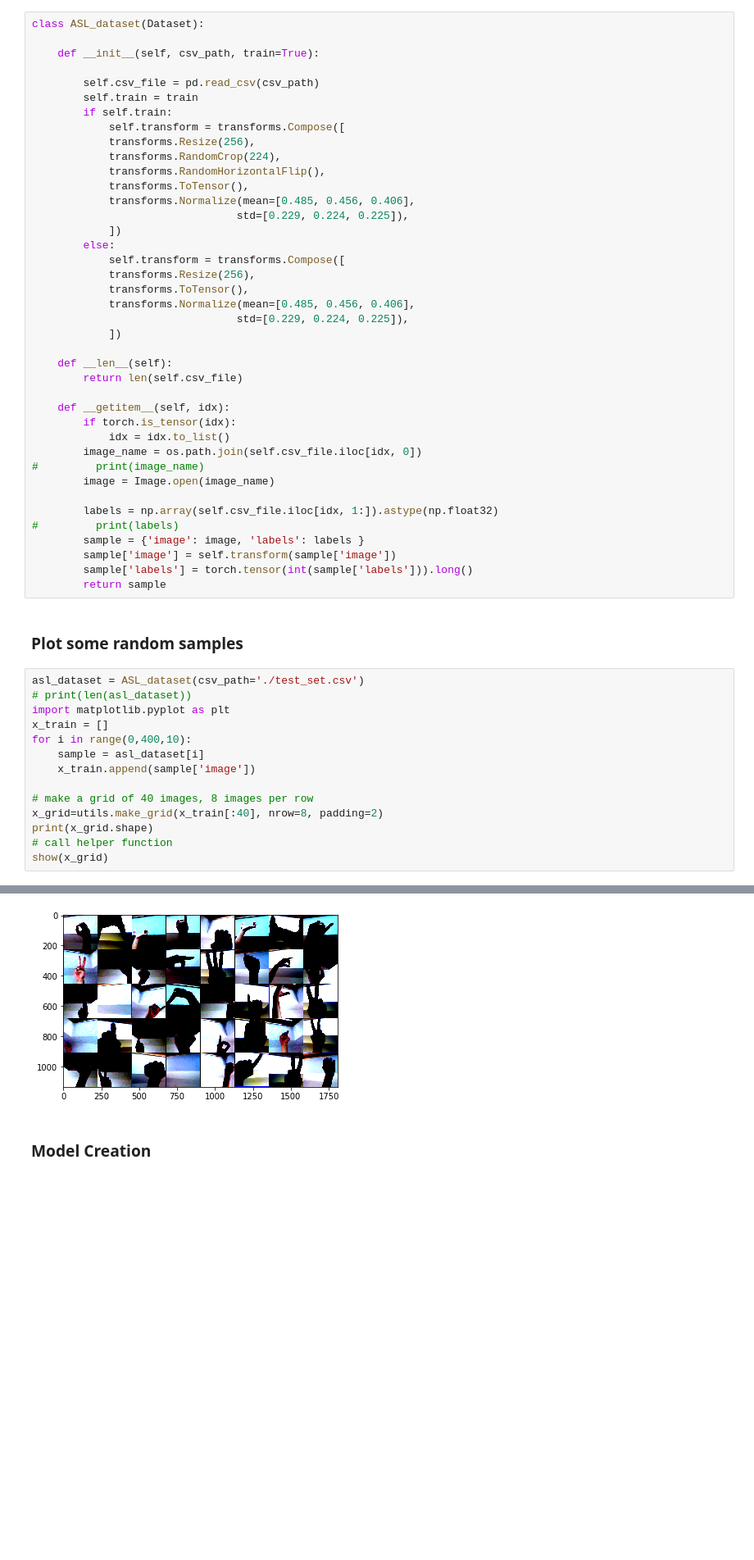
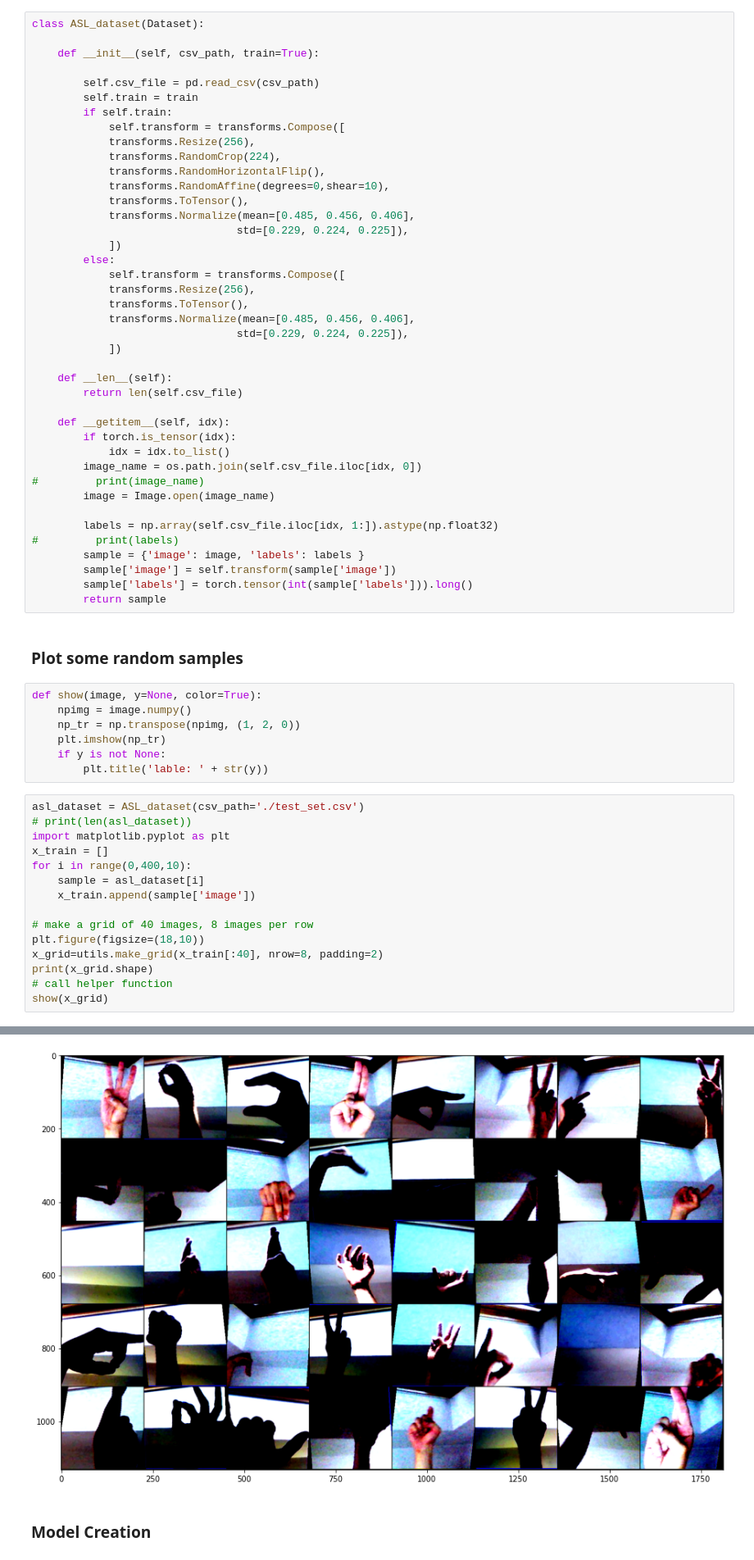
Before and after one commit to zero-aysd/american_sign_language, a Jupyter notebook: sign_lang_classifier.ipynb, the cells around one changed output, grey strips where cells are left out. Shown: that part at 82% size. Drawn from its saved outputs; the diff is of its cells as text; blank space fills up the shorter version.

```diff
--- a/sign_lang_classifier.ipynb
+++ b/sign_lang_classifier.ipynb
@@ -150,6 +150,7 @@ class ASL_dataset(Dataset):
             transforms.Resize(256),
             transforms.RandomCrop(224),
             transforms.RandomHorizontalFlip(),
+            transforms.RandomAffine(degrees=0,shear=10),
             transforms.ToTensor(),
             transforms.Normalize(mean=[0.485, 0.456, 0.406],
                                 std=[0.229, 0.224, 0.225]),
@@ -181,24 +182,32 @@ class ASL_dataset(Dataset):
 # %% [markdown]
 
 ### Plot some random samples
+# %%
+def show(image, y=None, color=True):
+    npimg = image.numpy()
+    np_tr = np.transpose(npimg, (1, 2, 0))
+    plt.imshow(np_tr)
+    if y is not None:
+        plt.title('lable: ' + str(y))
 # %%
 asl_dataset = ASL_dataset(csv_path='./test_set.csv')
 # print(len(asl_dataset))
 import matplotlib.pyplot as plt
 x_train = []
 for i in range(0,400,10):
     sample = asl_dataset[i]
     x_train.append(sample['image'])
 
 # make a grid of 40 images, 8 images per row
+plt.figure(figsize=(18,10))
 x_grid=utils.make_grid(x_train[:40], nrow=8, padding=2)
 print(x_grid.shape)
 # call helper function
 show(x_grid)
 # %% [output]
 Clipping input data to the valid range for imshow with RGB data ([0..1] for floats or [0..255] for integers).
 torch.Size([3, 1132, 1810])
-[figure, old version]
+[figure, new version]
 # %% [markdown]
 ###  Model Creation
 # %%
```
Also changed, not shown: parts of 38 cells of this notebook, 3 other files.
